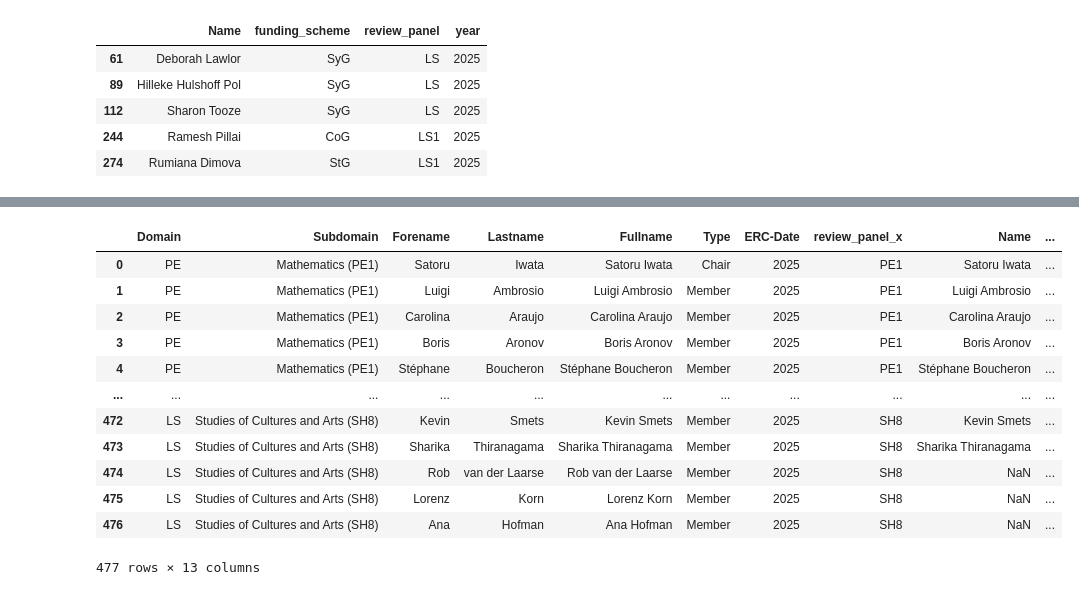
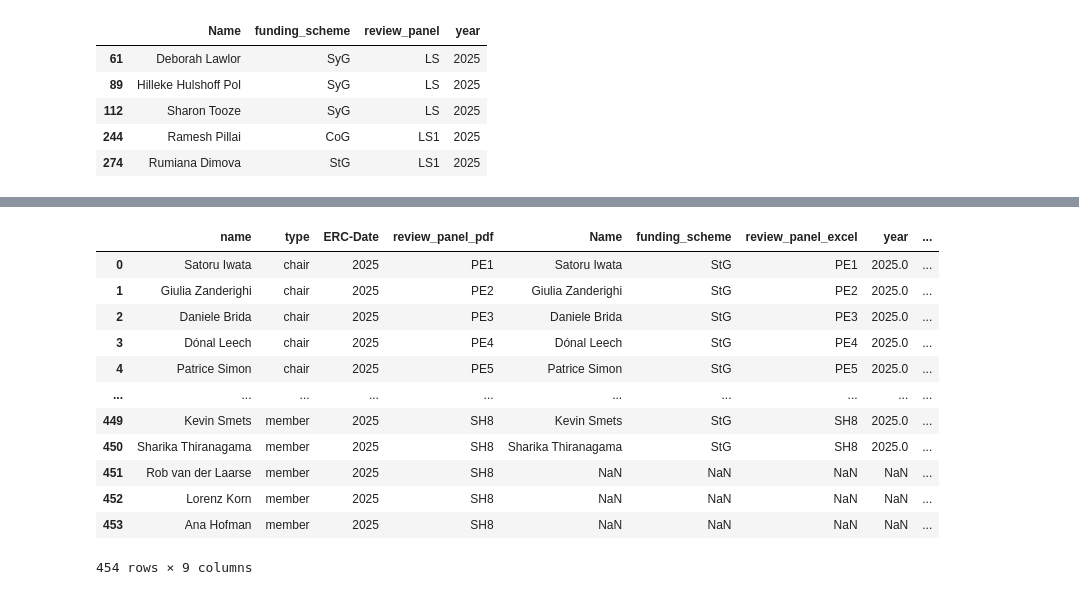
Before and after one commit to RATFIVE/GEOMAR-ERC, a Jupyter notebook: notebooks/test_extracting_data_pdf.ipynb, the cells around one changed output, grey strips where cells are left out. Drawn from its saved outputs; the diff is of its cells as text; code cells hidden in the pictures.

```diff
--- a/notebooks/test_extracting_data_pdf.ipynb
+++ b/notebooks/test_extracting_data_pdf.ipynb
@@ -297,0 +259,18 @@ for panel in review_panels:
+# %%
+df_pdf = df_pdf.melt(
+    id_vars=['ERC-Date', 'review_panel'],
+    value_vars=['Chair', 'Member'],
+    var_name='type',
+    value_name='name'
+)
+
+df_pdf['type'] = df_pdf['type'].str.lower()        # "chair" / "member"
+df_pdf['name'] = df_pdf['name'].astype(str).str.strip()
+df_pdf = df_pdf[df_pdf['name'] != ''].reset_index(drop=True)
+
+# Spalten umbenennen / anordnen
+
+df_pdf = df_pdf[['name', 'type', 'ERC-Date', 'review_panel']]
+df_pdf = df_pdf.drop_duplicates().reset_index(drop=True)
+
+display(df_pdf)
@@ -298,17 +291,17 @@ for panel in review_panels:
 # %%
-df_merged = pd.merge(df_pdf, df_excel, left_on='Fullname', right_on='Name', how='left', indicator=True)
+df_merged = pd.merge(df_pdf, df_excel, left_on='name', right_on='Name', how='left', indicator=True, suffixes=('_pdf', '_excel'))
 display(df_merged)
 # %% [output]
-|  | Domain | Subdomain | Forename | Lastname | Fullname | Type | ERC-Date | review_panel_x | Name | ... |
-| 0 | PE | Mathematics (PE1) | Satoru | Iwata | Satoru Iwata | Chair | 2025 | PE1 | Satoru Iwata | ... |
-| 1 | PE | Mathematics (PE1) | Luigi | Ambrosio | Luigi Ambrosio | Member | 2025 | PE1 | Luigi Ambrosio | ... |
-| 2 | PE | Mathematics (PE1) | Carolina | Araujo | Carolina Araujo | Member | 2025 | PE1 | Carolina Araujo | ... |
-| 3 | PE | Mathematics (PE1) | Boris | Aronov | Boris Aronov | Member | 2025 | PE1 | Boris Aronov | ... |
-| 4 | PE | Mathematics (PE1) | Stéphane | Boucheron | Stéphane Boucheron | Member | 2025 | PE1 | Stéphane Boucheron | ... |
-| ... | ... | ... | ... | ... | ... | ... | ... | ... | ... | ... |
-| 472 | LS | Studies of Cultures and Arts (SH8) | Kevin | Smets | Kevin Smets | Member | 2025 | SH8 | Kevin Smets | ... |
-| 473 | LS | Studies of Cultures and Arts (SH8) | Sharika | Thiranagama | Sharika Thiranagama | Member | 2025 | SH8 | Sharika Thiranagama | ... |
-| 474 | LS | Studies of Cultures and Arts (SH8) | Rob | van der Laarse | Rob van der Laarse | Member | 2025 | SH8 | NaN | ... |
-| 475 | LS | Studies of Cultures and Arts (SH8) | Lorenz | Korn | Lorenz Korn | Member | 2025 | SH8 | NaN | ... |
-| 476 | LS | Studies of Cultures and Arts (SH8) | Ana | Hofman | Ana Hofman | Member | 2025 | SH8 | NaN | ... |
+|  | name | type | ERC-Date | review_panel_pdf | Name | funding_scheme | review_panel_excel | year | ... |
+| 0 | Satoru Iwata | chair | 2025 | PE1 | Satoru Iwata | StG | PE1 | 2025.0 | ... |
+| 1 | Giulia Zanderighi | chair | 2025 | PE2 | Giulia Zanderighi | StG | PE2 | 2025.0 | ... |
+| 2 | Daniele Brida | chair | 2025 | PE3 | Daniele Brida | StG | PE3 | 2025.0 | ... |
+| 3 | Dónal Leech | chair | 2025 | PE4 | Dónal Leech | StG | PE4 | 2025.0 | ... |
+| 4 | Patrice Simon | chair | 2025 | PE5 | Patrice Simon | StG | PE5 | 2025.0 | ... |
+| ... | ... | ... | ... | ... | ... | ... | ... | ... | ... |
+| 449 | Kevin Smets | member | 2025 | SH8 | Kevin Smets | StG | SH8 | 2025.0 | ... |
+| 450 | Sharika Thiranagama | member | 2025 | SH8 | Sharika Thiranagama | StG | SH8 | 2025.0 | ... |
+| 451 | Rob van der Laarse | member | 2025 | SH8 | NaN | NaN | NaN | NaN | ... |
+| 452 | Lorenz Korn | member | 2025 | SH8 | NaN | NaN | NaN | NaN | ... |
+| 453 | Ana Hofman | member | 2025 | SH8 | NaN | NaN | NaN | NaN | ... |
-477 rows × 13 columns
+454 rows × 9 columns
```
Also changed, not shown: parts of 6 cells of this notebook.
